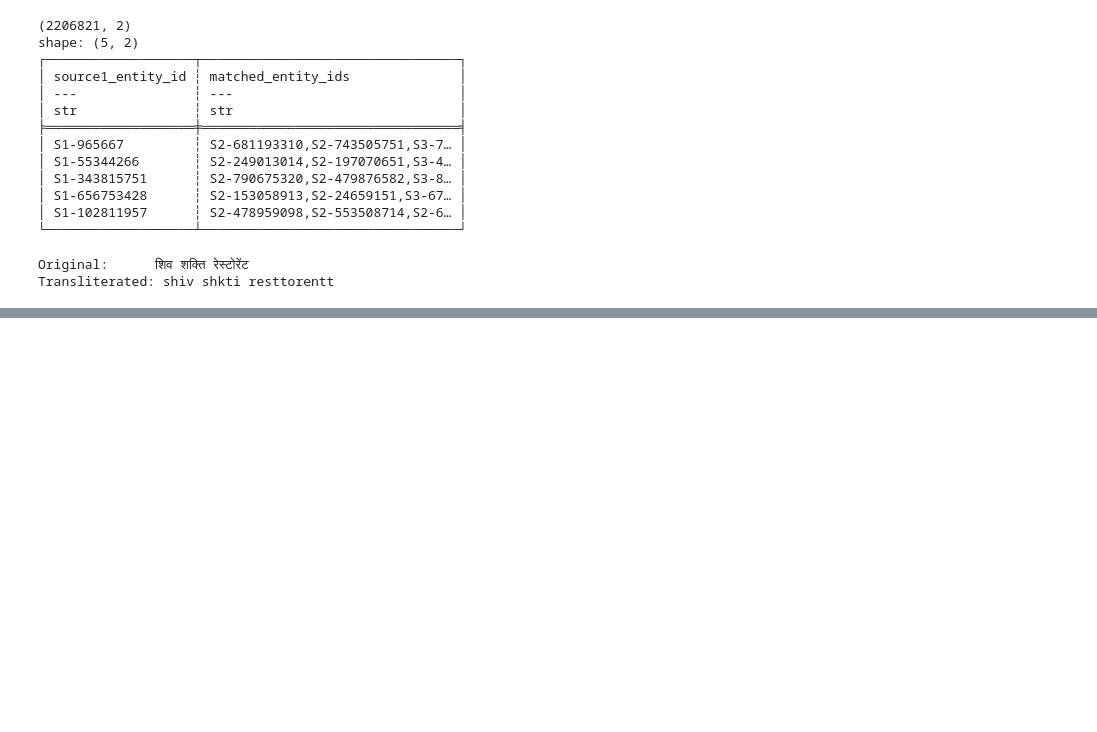
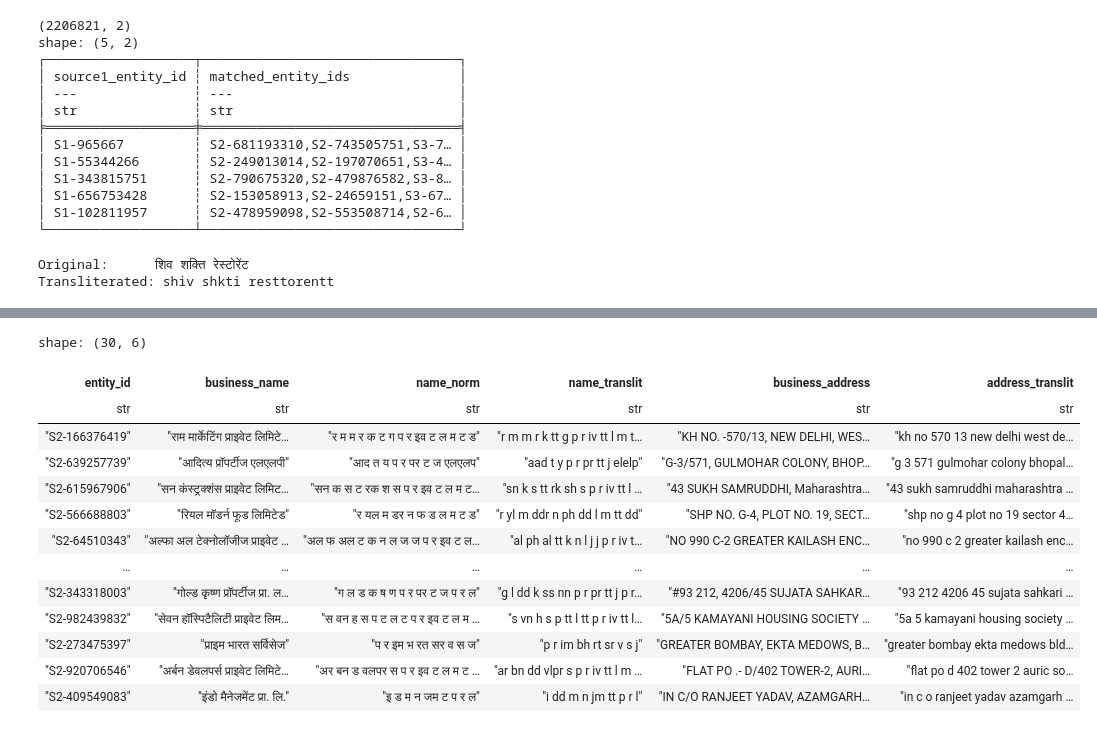
Before and after one commit to Krishwall/business_entity_resolution, a Jupyter notebook: business_train.ipynb, the cells around one changed output, grey strips where cells are left out. Cells and saved outputs as stored; diff of their text form; code cells hidden in the pictures; blank space fills up the shorter version.

Commit message:
#added normalization and transliteration for devnagiri nd stored them in paraquet file

```diff
--- a/business_train.ipynb
+++ b/business_train.ipynb
@@ -333,0 +430,7 @@ def normalize_columns(df):
+# %%
+NORMALIZED_DIR = DATA_ROOT / "normalized"
+NORMALIZED_DIR.mkdir(parents=True, exist_ok=True)
+
+NORM_S1 = NORMALIZED_DIR / "train_source1.parquet"
+NORM_S2 = NORMALIZED_DIR / "train_source2.parquet"
+NORM_S3 = NORMALIZED_DIR / "train_source3.parquet"
@@ -333,0 +465,7 @@ def normalize_columns(df):
+# %%
+s1 = pl.read_parquet(NORM_S2)
+
+print(s1.shape)
+print(s1.columns)
+
+s1.head()
@@ -333,0 +483,31 @@ def normalize_columns(df):
+# %%
+hindi_sample = (
+    s1
+    .filter(pl.col("name_script") == "devanagari")
+    .select([
+        "entity_id",
+        "business_name",
+        "name_norm",
+        "name_translit",
+        "business_address",
+        "address_translit",
+    ])
+    .head(30)
+)
+
+hindi_sample
+# %% [output]
+shape: (30, 6)
+| entity_id | business_name | name_norm | name_translit | business_address | address_translit |
+| str | str | str | str | str | str |
+| "S2-166376419" | "राम मार्केटिंग प्राइवेट लिमिटे… | "र म म र क ट ग प र इव ट ल म ट ड" | "r m m r k tt g p r iv tt l m t… | "KH NO. -570/13, NEW DELHI, WES… | "kh no 570 13 new delhi west de… |
+| "S2-639257739" | "आदित्य प्रॉपर्टीज एलएलपी" | "आद त य प र पर ट ज एलएलप" | "aad t y p r pr tt j elelp" | "G-3/571, GULMOHAR COLONY, BHOP… | "g 3 571 gulmohar colony bhopal… |
+| "S2-615967906" | "सन कंस्ट्रक्शंस प्राइवेट लिमिट… | "सन क स ट रक श स प र इव ट ल म ट… | "sn k s tt rk sh s p r iv tt l … | "43 SUKH SAMRUDDHI, Maharashtra… | "43 sukh samruddhi maharashtra … |
+| "S2-566688803" | "रियल मॉडर्न फूड लिमिटेड" | "र यल म डर न फ ड ल म ट ड" | "r yl m ddr n ph dd l m tt dd" | "SHP NO. G-4, PLOT NO. 19, SECT… | "shp no g 4 plot no 19 sector 4… |
+| "S2-64510343" | "अल्फा अल टेक्नोलॉजीज प्राइवेट … | "अल फ अल ट क न ल ज ज प र इव ट ल… | "al ph al tt k n l j j p r iv t… | "NO 990 C-2 GREATER KAILASH ENC… | "no 990 c 2 greater kailash enc… |
+| … | … | … | … | … | … |
+| "S2-343318003" | "गोल्ड कृष्ण प्रॉपर्टीज प्रा. ल… | "ग ल ड क ष ण प र पर ट ज प र ल" | "g l dd k ss nn p r pr tt j p r… | "#93 212, 4206/45 SUJATA SAHKAR… | "93 212 4206 45 sujata sahkari … |
+| "S2-982439832" | "सेवन हॉस्पिटैलिटी प्राइवेट लिम… | "स वन ह स प ट ल ट प र इव ट ल म … | "s vn h s p tt l tt p r iv tt l… | "5A/5 KAMAYANI HOUSING SOCIETY … | "5a 5 kamayani housing society … |
+| "S2-273475397" | "प्राइम भारत सर्विसेज" | "प र इम भ रत सर व स ज" | "p r im bh rt sr v s j" | "GREATER BOMBAY, EKTA MEDOWS, B… | "greater bombay ekta medows bld… |
+| "S2-920706546" | "अर्बन डेवलपर्स प्राइवेट लिमिटे… | "अर बन ड वलपर स प र इव ट ल म ट … | "ar bn dd vlpr s p r iv tt l m … | "FLAT PO .- D/402 TOWER-2, AURI… | "flat po d 402 tower 2 auric so… |
+| "S2-409549083" | "इंडो मैनेजमेंट प्रा. लि." | "इ ड म न जम ट प र ल" | "i dd m n jm tt p r l" | "IN C/O RANJEET YADAV, AZAMGARH… | "in c o ranjeet yadav azamgarh … |
```
Also changed, not shown: parts of 14 cells of this notebook, 1 other file.
